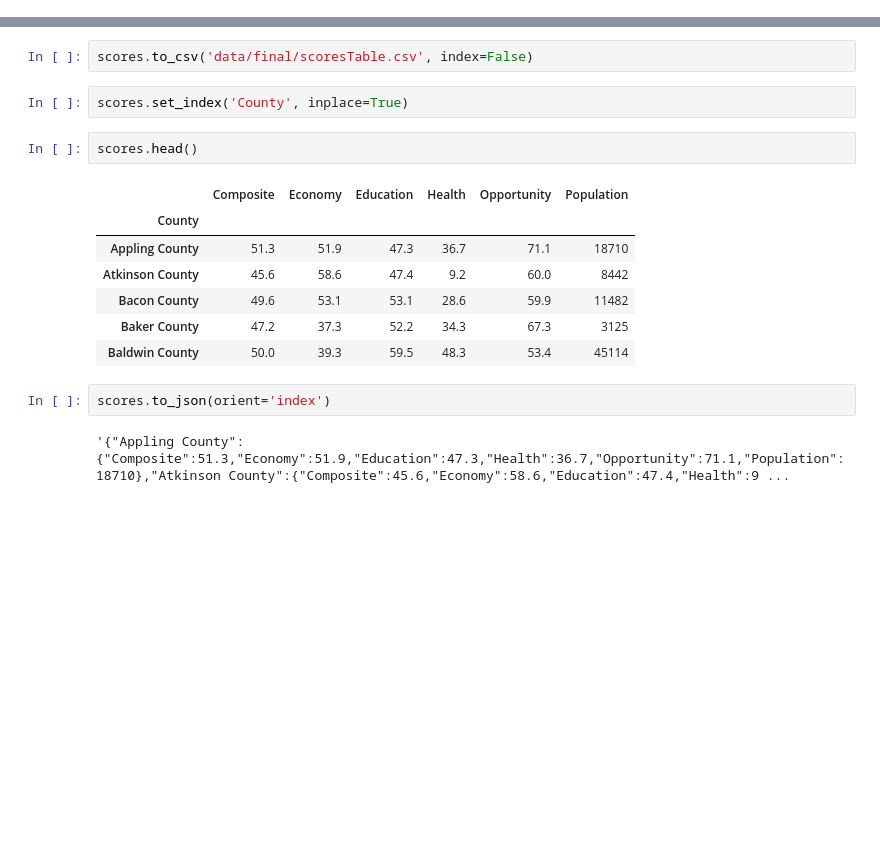
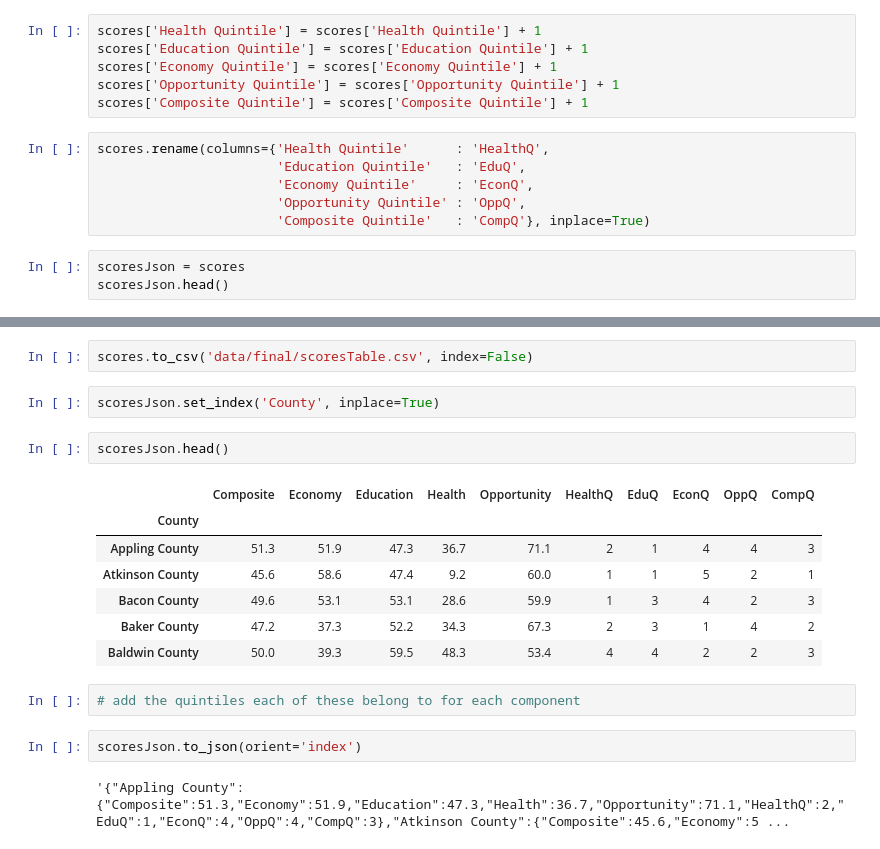
Before and after one commit to mmainzer/county-index, a Jupyter notebook: data-clean.ipynb, the cells around one changed output, grey strips where cells are left out. Cells and saved outputs as stored; diff of their text form; blank space fills up the shorter version.

```diff
--- a/data-clean.ipynb
+++ b/data-clean.ipynb
@@ -549,0 +551,15 @@ scores.Opportunity = scores.Opportunity.round(1)
+# %%
+scores['Health Quintile'] = scores['Health Quintile'] + 1
+scores['Education Quintile'] = scores['Education Quintile'] + 1
+scores['Economy Quintile'] = scores['Economy Quintile'] + 1
+scores['Opportunity Quintile'] = scores['Opportunity Quintile'] + 1
+scores['Composite Quintile'] = scores['Composite Quintile'] + 1
+# %%
+scores.rename(columns={'Health Quintile'      : 'HealthQ',
+                       'Education Quintile'   : 'EduQ',
+                       'Economy Quintile'     : 'EconQ',
+                       'Opportunity Quintile' : 'OppQ',
+                       'Composite Quintile'   : 'CompQ'}, inplace=True)
+# %%
+scoresJson = scores
+scoresJson.head()
@@ -568,18 +592,20 @@ scores.head()
 # %%
 scores.to_csv('data/final/scoresTable.csv', index=False)
 # %%
-scores.set_index('County', inplace=True)
+scoresJson.set_index('County', inplace=True)
 # %%
-scores.head()
+scoresJson.head()
 # %% [output]
-|  | Composite | Economy | Education | Health | Opportunity | Population |
-| County |  |  |  |  |  |  |
-| Appling County | 51.3 | 51.9 | 47.3 | 36.7 | 71.1 | 18710 |
-| Atkinson County | 45.6 | 58.6 | 47.4 | 9.2 | 60.0 | 8442 |
-| Bacon County | 49.6 | 53.1 | 53.1 | 28.6 | 59.9 | 11482 |
-| Baker County | 47.2 | 37.3 | 52.2 | 34.3 | 67.3 | 3125 |
-| Baldwin County | 50.0 | 39.3 | 59.5 | 48.3 | 53.4 | 45114 |
+|  | Composite | Economy | Education | Health | Opportunity | HealthQ | EduQ | EconQ | OppQ | CompQ |
+| County |  |  |  |  |  |  |  |  |  |  |
+| Appling County | 51.3 | 51.9 | 47.3 | 36.7 | 71.1 | 2 | 1 | 4 | 4 | 3 |
+| Atkinson County | 45.6 | 58.6 | 47.4 | 9.2 | 60.0 | 1 | 1 | 5 | 2 | 1 |
+| Bacon County | 49.6 | 53.1 | 53.1 | 28.6 | 59.9 | 1 | 3 | 4 | 2 | 3 |
+| Baker County | 47.2 | 37.3 | 52.2 | 34.3 | 67.3 | 2 | 3 | 1 | 4 | 2 |
+| Baldwin County | 50.0 | 39.3 | 59.5 | 48.3 | 53.4 | 4 | 4 | 2 | 2 | 3 |
+# %%
+# add the quintiles each of these belong to for each component
 # %%
-scores.to_json(orient='index')
+scoresJson.to_json(orient='index')
 # %% [output]
-'{"Appling County":{"Composite":51.3,"Economy":51.9,"Education":47.3,"Health":36.7,"Opportunity":71.1,"Population":18710},"Atkinson County":{"Composite":45.6,"Economy":58.6,"Education":47.4,"Health":9 ...
+'{"Appling County":{"Composite":51.3,"Economy":51.9,"Education":47.3,"Health":36.7,"Opportunity":71.1,"HealthQ":2,"EduQ":1,"EconQ":4,"OppQ":4,"CompQ":3},"Atkinson County":{"Composite":45.6,"Economy":5 ...
```
Also changed, not shown: parts of 8 cells of this notebook, 9 other files.
